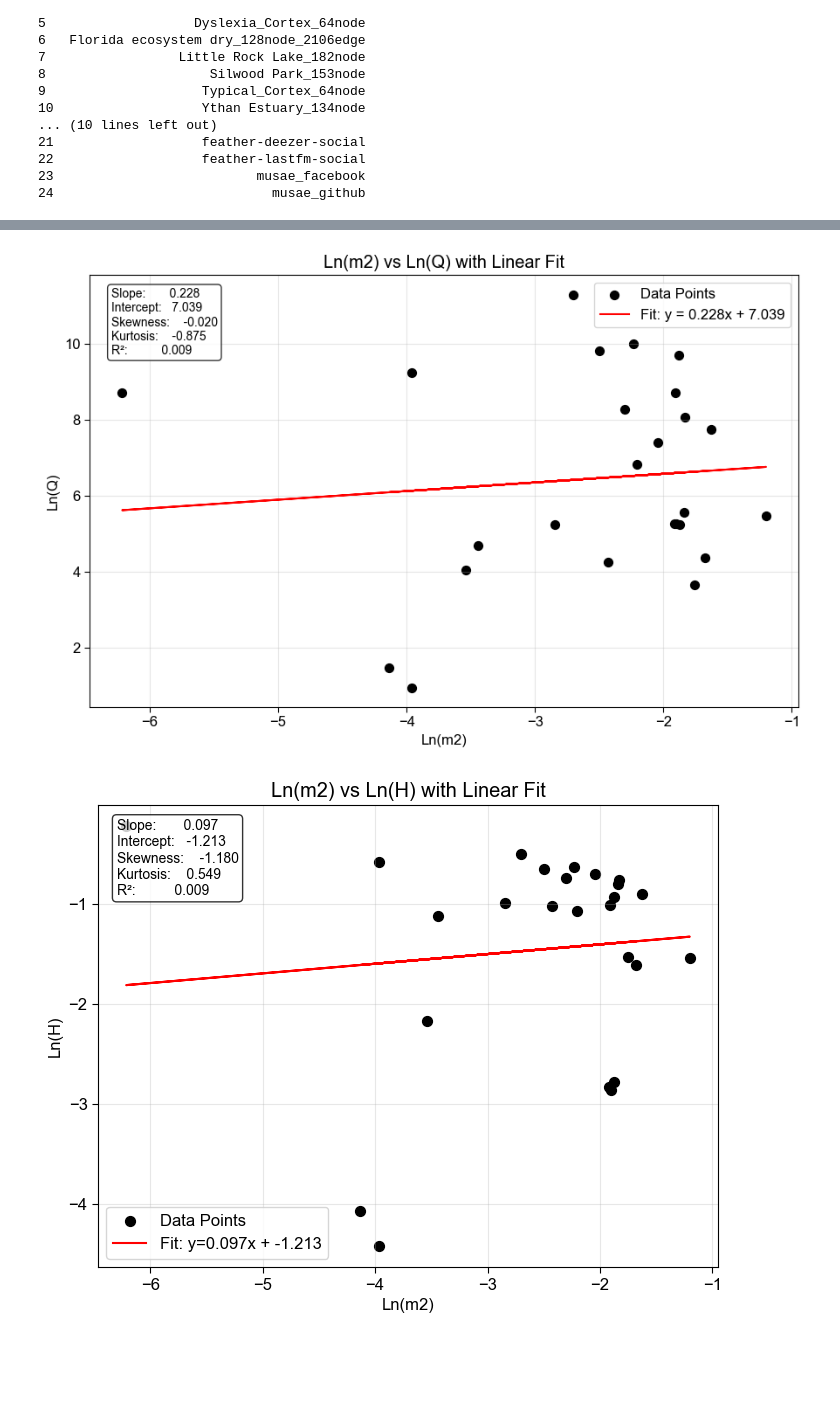
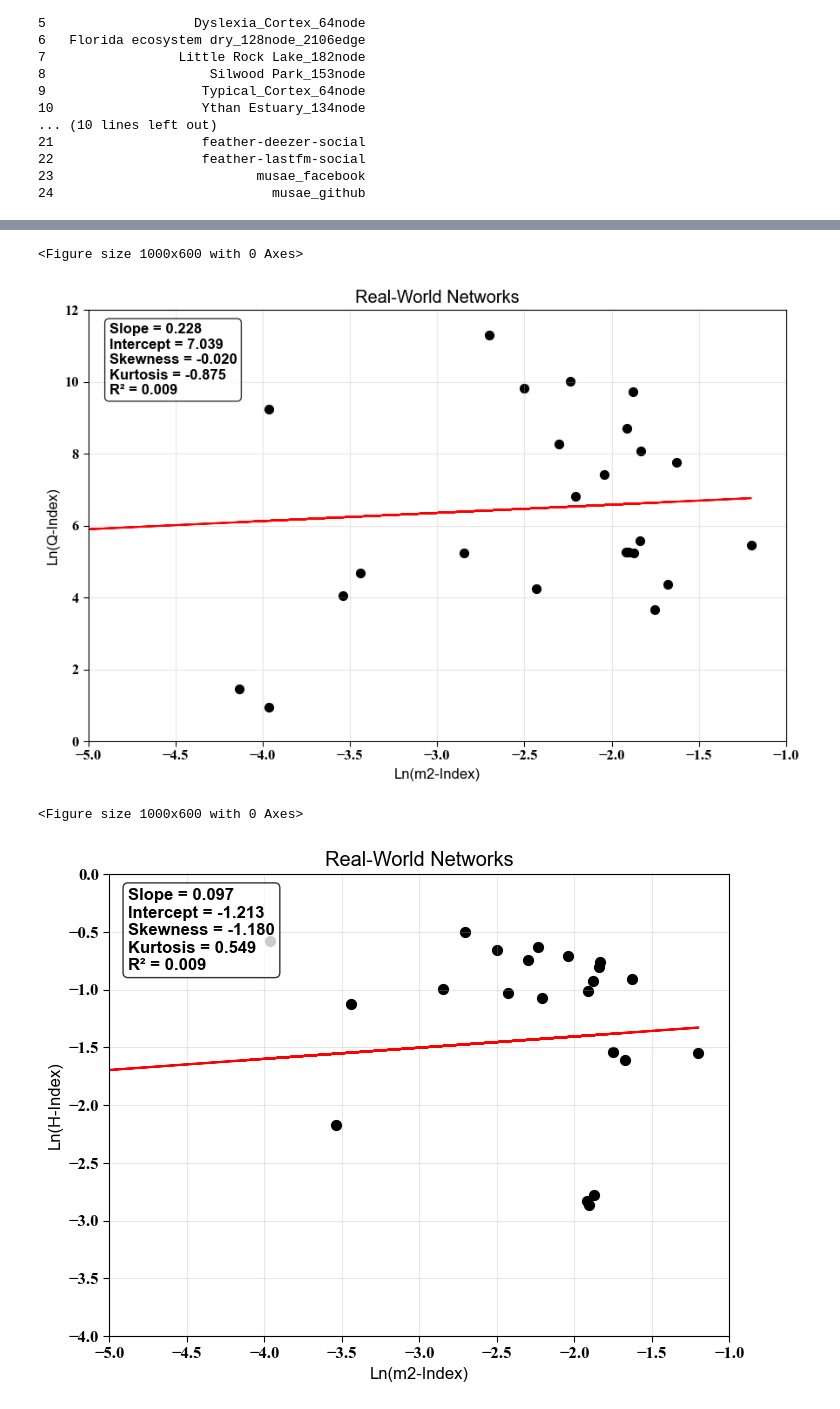
Before and after one commit to hghaemi/h_index_paper, a Jupyter notebook: real_networks.ipynb, the cells around one changed output, grey strips where cells are left out. Cells and saved outputs as stored; diff of their text form; code cells hidden in the pictures; blank space fills up the shorter version.

```diff
--- a/real_networks.ipynb
+++ b/real_networks.ipynb
@@ -946,7 +898,11 @@ plt.show()
 # %%
+plt.figure(figsize=(10, 6))
+font = {'family': 'times new roman', 'weight': 'bold', 'size': 11}
+
 mpl.rcParams.update({
-    'font.family': 'sans-serif',
-    'font.sans-serif': ['Arial', 'Helvetica', 'DejaVu Sans'],
+    'font.family': 'times new roman',
+    'font.weight': 'bold',
+    'font.size': 11,
     'axes.linewidth': 0.8,
     'xtick.major.width': 0.8,
     'ytick.major.width': 0.8,
@@ -988,7 +944,7 @@ ax = sns.barplot(
 
 ax.set_xticklabels(ax.get_xticklabels(), rotation=45, ha='right', fontweight='bold')
 
-ax.set_ylabel('Value', fontsize=20)
+ax.set_ylabel('Value of Indices', fontsize=20)
 ax.tick_params(axis='x', labelsize=12)
 ax.tick_params(axis='y', labelsize=16)
 ax.grid(axis='y', color='gray', linestyle=':', linewidth=0.8, alpha=0.6)
@@ -997,15 +953,15 @@ ax.spines['top'].set_visible(False)
 ax.spines['right'].set_visible(False)
 
 
-for container in ax.containers:
-    ax.bar_label(container, fmt='%.3f', fontsize=8, padding=2)
+# for container in ax.containers:
+#     ax.bar_label(container, fmt='%.3f', fontsize=8, padding=2)
 
 
 legend = ax.legend(title='Metric', title_fontsize=16, fontsize=14, frameon=False, loc='upper right')
 legend.get_title().set_weight('semibold')
 
 
-ax.set_title('H and $m_2$ for Each Network', fontsize=22, fontweight='semibold', pad=15)
+ax.set_title('Real-World Networks', fontsize=22, fontweight='semibold', pad=15)
 plt.tight_layout(pad=2.0)
 plt.show()
 # %% [output]
@@ -1339,6 +1380,6 @@ plt.show()
 # %%
-from scipy.stats import linregress, skew, kurtosis
-
+plt.figure(figsize=(10, 6))
+font = {'family': 'times new roman', 'weight': 'bold', 'size': 14}
 df = combined_df.copy()
 
 df['m2_new'] = np.log(df['m2'])
@@ -1349,55 +1390,77 @@ kurt_res = kurtosis(residuals)
 r_squared = r_value ** 2
 
 plt.figure(figsize=(9, 6))
-plt.scatter(df['m2_new'], df['Q_norm'], color='black', s=50, label='Data Points')
-plt.plot(df['m2_new'], slope * df['m2_new'] + intercept, 'r-', label=f'Fit: y = {slope:.3f}x + {intercept:.3f}')
+plt.scatter(df['m2_new'], df['Q_norm'], color='black', s=50)
+plt.plot(df['m2_new'], slope * df['m2_new'] + intercept, 'r-')
 
 
-plt.xlabel('Ln(m2)')
-plt.ylabel('Ln(Q)')
-plt.title('Ln(m2) vs Ln(Q) with Linear Fit')
+plt.xlabel('Ln(m2-Index)')
+plt.ylabel('Ln(Q-Index)')
+plt.xlim(-5, -1)
+plt.ylim(0,12)
+plt.title('Real-World Networks')
 plt.grid(True, alpha=0.3)
-plt.legend()
 
-textstr = f'Slope:       {slope:.3f}\nIntercept:   {intercept:.3f}\nSkewness:    {skew_res:.3f}\nKurtosis:    {kurt_res:.3f}\nR²:          {r_squared:.3f}'
+plt.xticks(fontfamily='Times New Roman', weight='bold')
+plt.yticks(fontfamily='Times New Roman', weight='bold')
+
+textstr = f'Slope = {slope:.3f}\nIntercept = {intercept:.3f}\nSkewness = {skew_res:.3f}\nKurtosis = {kurt_res:.3f}\nR² = {r_squared:.3f}'
 
 
 props = dict(boxstyle='round', facecolor='white', alpha=0.8)
-plt.text(0.03, 0.97, textstr, transform=plt.gca().transAxes, fontsize=10,
+plt.text(0.03, 0.97, textstr, transform=plt.gca().transAxes, fontsize=12,
          verticalalignment='top', bbox=props)
+
+plt.savefig('Figures/q_m2.png', facecolor='white', dpi=1000, bbox_inches='tight')
+
 
 plt.tight_layout()
 plt.show()
 # %% [output]
+<Figure size 1000x600 with 0 Axes>
-[figure, old version]
+[figure, new version]
 # %%
+plt.figure(figsize=(10, 6))
+font = {'family': 'times new roman', 'weight': 'bold', 'size': 14}
+
 df = combined_df.copy()
 
 df['m2_new'] = np.log(df['m2'])
 df['H_new'] = np.log(df['H'])
 
 slope, intercept, r_value, p_value, std_err = linregress(df['m2_new'], df['H_new'])
 r_squared = r_value ** 2
 residuals = df['H_new'] - (slope * df['m2_new'] + intercept)
 
 skew_res = skew(residuals)
 kurt_res = kurtosis(residuals)
 
 plt.figure(figsize=(8, 6))
-plt.scatter(df['m2_new'], df['H_new'], color='black', s=50, label='Data Points')
-plt.plot(df['m2_new'], slope * df['m2_new'] + intercept, 'r-', label=f'Fit: y={slope:.3f}x + {intercept:.3f}')
-plt.xlabel('Ln(m2)')
-plt.ylabel('Ln(H)')
-plt.title('Ln(m2) vs Ln(H) with Linear Fit')
+plt.scatter(df['m2_new'], df['H_new'], color='black', s=50)
+plt.plot(df['m2_new'], slope * df['m2_new'] + intercept, 'r-')
+
+plt.xlabel('Ln(m2-Index)')
+plt.ylabel('Ln(H-Index)')
+plt.xlim(-5, -1)
+plt.ylim(-4,0)
+plt.title('Real-World Networks')
 plt.grid(True, alpha=0.3)
-plt.legend()
 
-textstr = f'Slope:       {slope:.3f}\nIntercept:   {intercept:.3f}\nSkewness:    {skew_res:.3f}\nKurtosis:    {kurt_res:.3f}\nR²:          {r_squared:.3f}'
+plt.xticks(fontfamily='Times New Roman', weight='bold')
+plt.yticks(fontfamily='Times New Roman', weight='bold')
+
+textstr = f'Slope = {slope:.3f}\nIntercept = {intercept:.3f}\nSkewness = {skew_res:.3f}\nKurtosis = {kurt_res:.3f}\nR² = {r_squared:.3f}'
+
+
 props = dict(boxstyle='round', facecolor='white', alpha=0.8)
-plt.text(0.03, 0.97, textstr, transform=plt.gca().transAxes, fontsize=10,
+plt.text(0.03, 0.97, textstr, transform=plt.gca().transAxes, fontsize=12,
          verticalalignment='top', bbox=props)
 
+plt.savefig('Figures/h_m2.png', facecolor='white', dpi=1000, bbox_inches='tight')
+
+
 plt.show()
 # %% [output]
+<Figure size 1000x600 with 0 Axes>
-[figure, old version]
+[figure, new version]
 # %%
```
Also changed, not shown: parts of 14 cells of this notebook.
